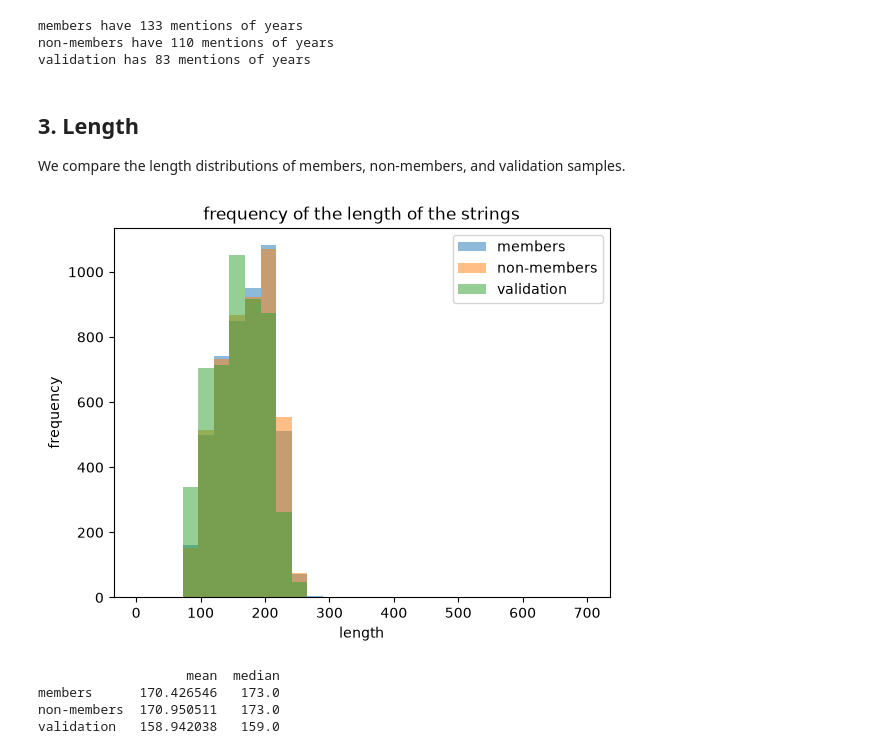
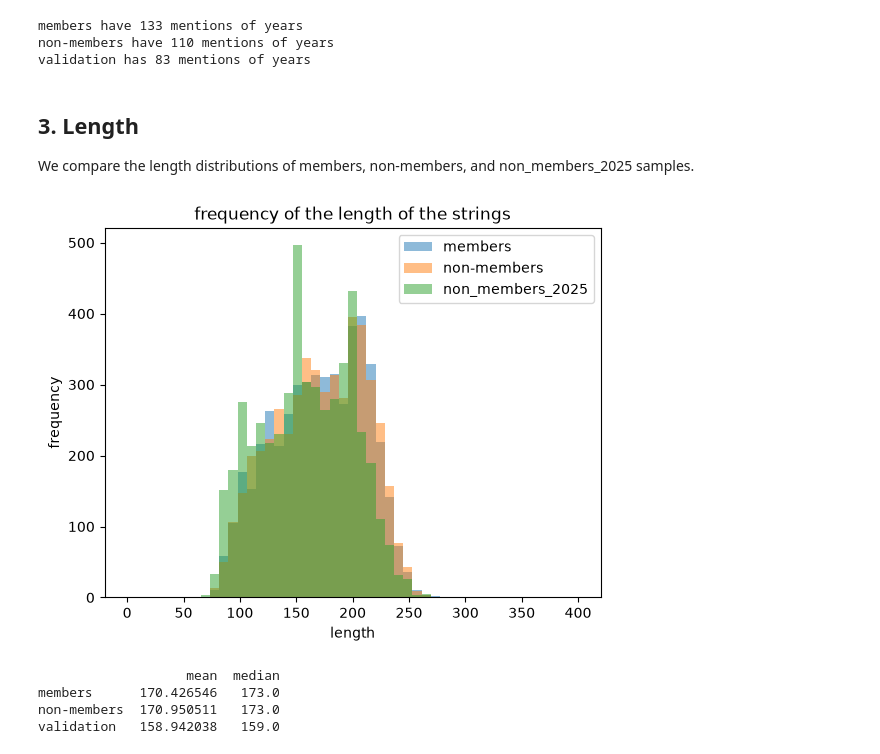
Before and after one commit to NikiLalev/data_privacy, a Jupyter notebook: ass1/notebooks/make_dataset.ipynb, the cells around one changed output. Cells and saved outputs as stored; diff of their text form; code cells hidden in the pictures.

```diff
--- a/ass1/notebooks/make_dataset.ipynb
+++ b/ass1/notebooks/make_dataset.ipynb
@@ -145,8 +145,8 @@ members = pd.read_parquet("../dataset/members.parquet")
 members = members['text']
 non_members = pd.read_parquet("../dataset/non_members.parquet")
 non_members = non_members['text']
-validation = pd.read_parquet("../dataset/validation.parquet")
-validation = validation['text']
+non_members_2025 = pd.read_parquet("../dataset/non_members_2025.parquet")
+non_members_2025 = non_members_2025['text']
 
 members[0]
 # %% [output]
@@ -186,7 +186,7 @@ non-member/validation matches: 0
 # we split each string into singular words (e.g. 'we', 'split', 'each', ...)
 m_tokens = members.astype(str).str.split()
 nm_tokens = non_members.astype(str).str.split()
-v_tokens = validation.astype(str).str.split()
+v_tokens = non_members_2025.astype(str).str.split()
 # %% [markdown]
 ## 2. Time
 there is no metadata that reports the time for the samples. However, we checked the actual text for time references.
@@ -230,7 +230,7 @@ non-members have 110 mentions of years
 validation has 83 mentions of years
 # %% [markdown]
 ## 3. Length
-We compare the length distributions of members, non-members, and validation samples.
+We compare the length distributions of members, non-members, and non_members_2025 samples.
 # %%
 # store the length of each tokenized string
 m_lengths = m_tokens.str.len().tolist()
@@ -239,21 +239,21 @@ v_lengths = v_tokens.str.len().tolist()
 # %%
 import matplotlib.pyplot as plt
 
 # plot the frequency of the length of each sample
 # the distributions mostly overlap
 
-bins = np.linspace(0, 700, 30)
+bins = np.linspace(0, 400, 50)
 
 plt.hist(m_lengths, bins, alpha=0.5, label='members')
 plt.hist(nm_lengths, bins, alpha=0.5, label='non-members')
-plt.hist(v_lengths, bins, alpha=0.5, label='validation')
+plt.hist(v_lengths, bins, alpha=0.5, label='non_members_2025')
 plt.xlabel("length")
 plt.ylabel("frequency")
 plt.legend(loc='upper right')
 plt.title("frequency of the length of the strings")
 plt.show()
 # %% [output]
-[figure, old version]
+[figure, new version]
 # %%
 # mean and median
 
```
Also changed, not shown: parts of 15 cells of this notebook.
